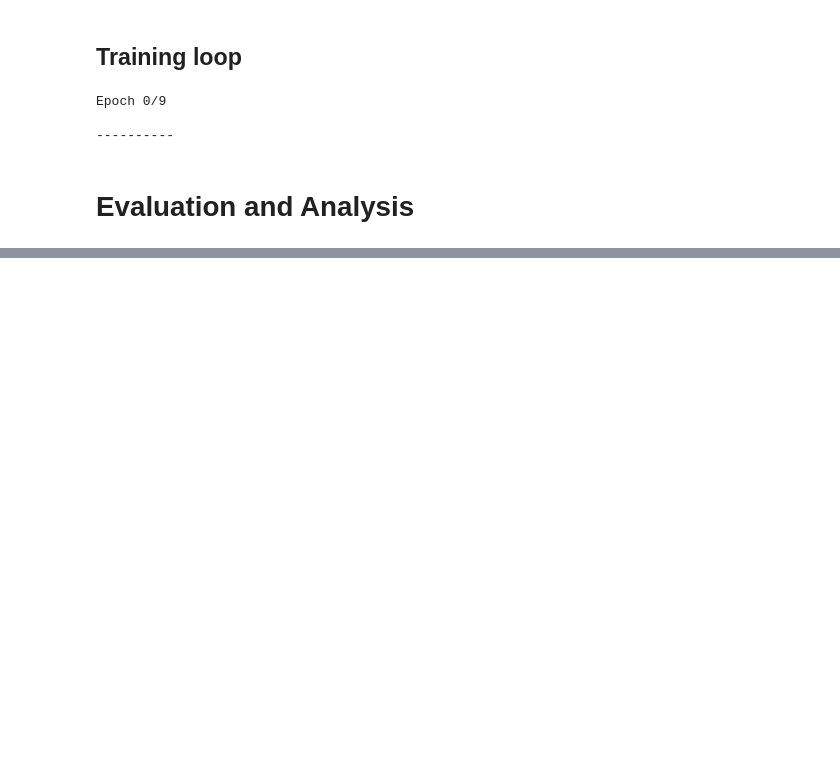
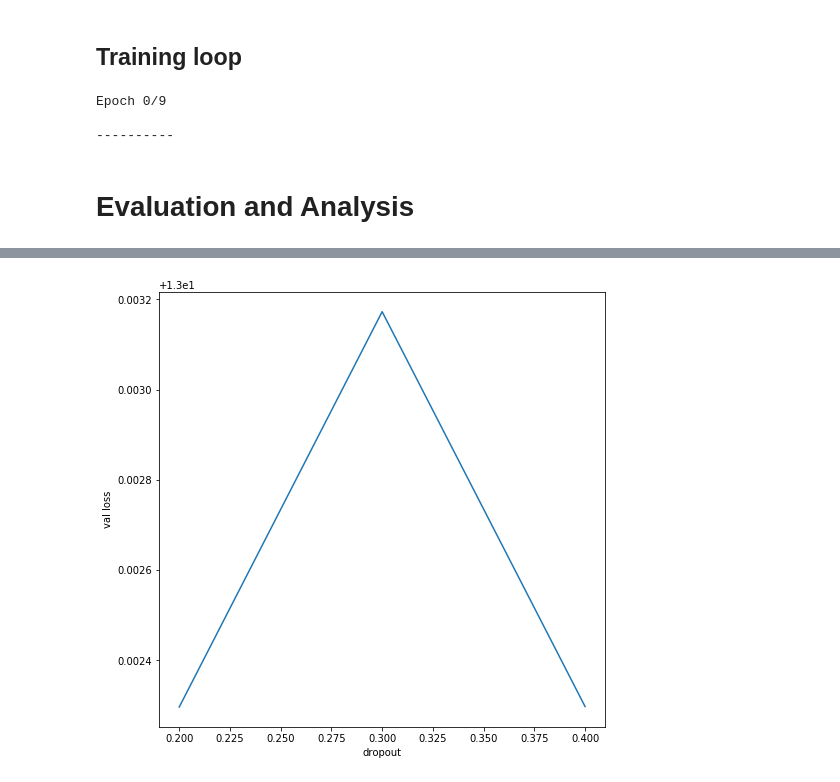
Before and after one commit to raghavjajodia/dyngraph_exps, a Jupyter notebook: staticgcn_edgereg.ipynb, the cells around one changed output, grey strips where cells are left out. Drawn from its saved outputs; the diff is of its cells as text; code cells hidden in the pictures; blank space fills up the shorter version.

```diff
--- a/staticgcn_edgereg.ipynb
+++ b/staticgcn_edgereg.ipynb
@@ -355,0 +439,13 @@ Getting test scores
+# %%
+#plots for different hyperparameters
+#drpout
+drpoutdic = {'def':0.2, 'p3drpout':0.3, 'p4drpout':0.4}
+xaxis = list(map(lambda kvp: kvp[1], drpoutdic.items()))
+yaxis = list(map(lambda kvp: lossdict[kvp[0]][0], drpoutdic.items()))
+plt.figure(figsize = (8,8))
+plt.plot(xaxis, yaxis)
+plt.xlabel('dropout')
+plt.ylabel('val loss')
+plt.show()
+# %% [output]
+[figure, added]
```
Also changed, not shown: parts of 18 cells of this notebook.
